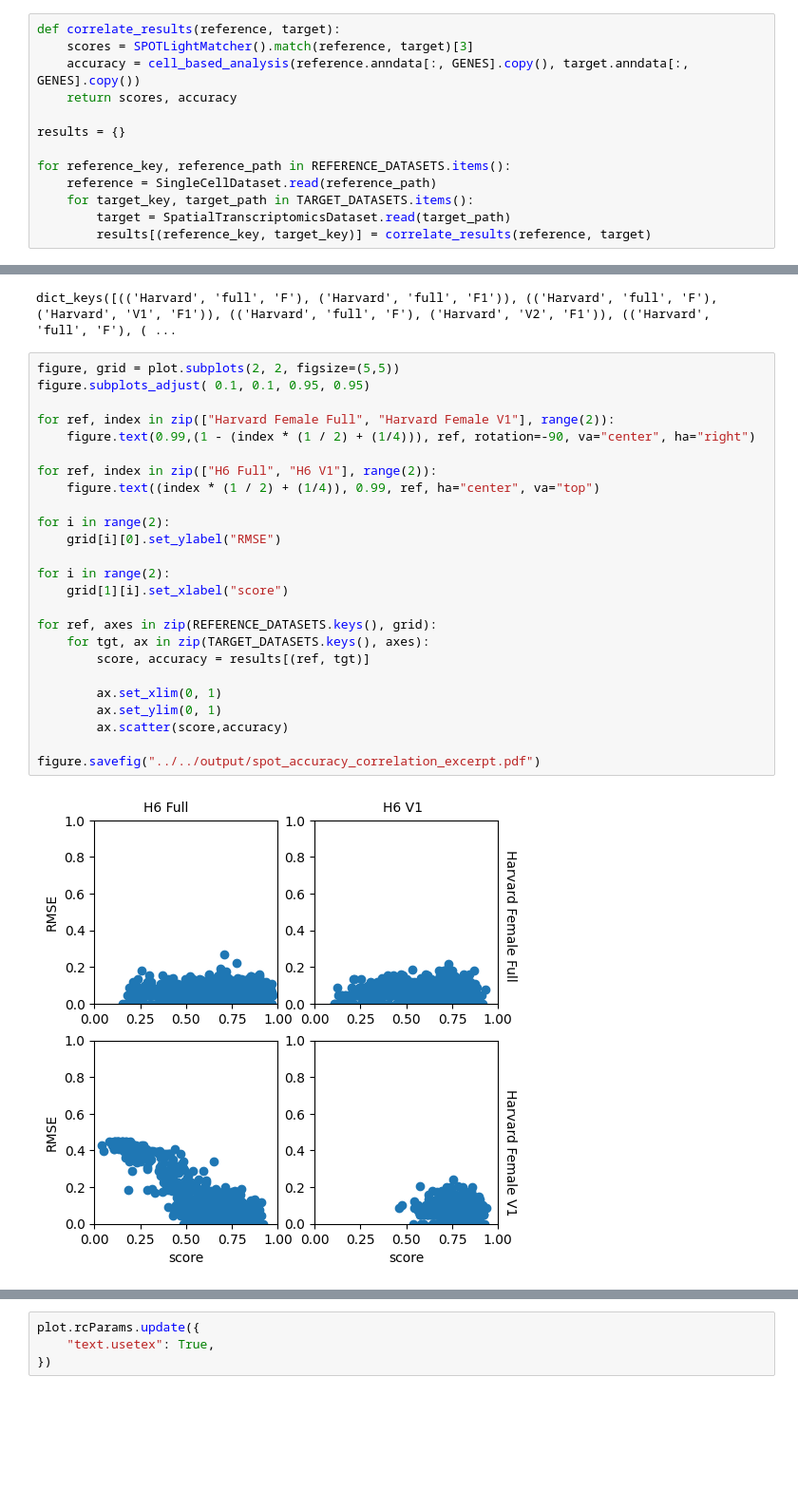
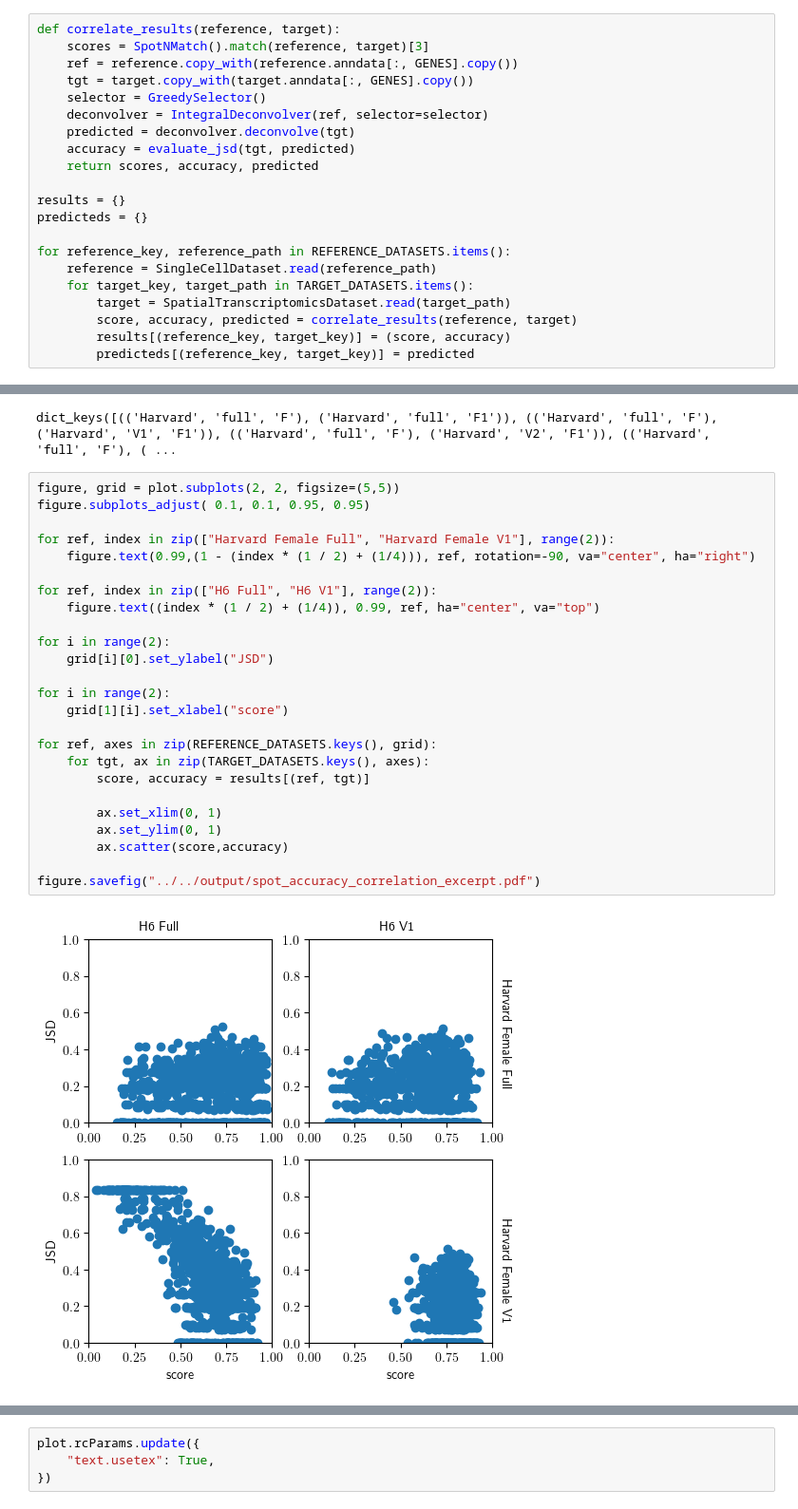
Before and after one commit to fpottbaecker/st-data-gen, a Jupyter notebook: notebooks/figures/5_matching/experiment2.ipynb, the cells around one changed output, grey strips where cells are left out. Shown: that part at 95% size. Cells and saved outputs as stored; diff of their text form; blank space fills up the shorter version.

```diff
--- a/notebooks/figures/5_matching/experiment2.ipynb
+++ b/notebooks/figures/5_matching/experiment2.ipynb
@@ -61,15 +63,23 @@ GENES = ['ABCA6', 'ABCA8', 'ABCA9', 'ACACB', 'ACSL1', 'ACTA2', 'ADGRB3', 'ANK3',
 We will generate a scatter plot grid of the separate results.
 # %%
 def correlate_results(reference, target):
-    scores = SPOTLightMatcher().match(reference, target)[3]
-    accuracy = cell_based_analysis(reference.anndata[:, GENES].copy(), target.anndata[:, GENES].copy())
-    return scores, accuracy
+    scores = SpotNMatch().match(reference, target)[3]
+    ref = reference.copy_with(reference.anndata[:, GENES].copy())
+    tgt = target.copy_with(target.anndata[:, GENES].copy())
+    selector = GreedySelector()
+    deconvolver = IntegralDeconvolver(ref, selector=selector)
+    predicted = deconvolver.deconvolve(tgt)
+    accuracy = evaluate_jsd(tgt, predicted)
+    return scores, accuracy, predicted
 
 results = {}
+predicteds = {}
 
 for reference_key, reference_path in REFERENCE_DATASETS.items():
     reference = SingleCellDataset.read(reference_path)
     for target_key, target_path in TARGET_DATASETS.items():
         target = SpatialTranscriptomicsDataset.read(target_path)
-        results[(reference_key, target_key)] = correlate_results(reference, target)
+        score, accuracy, predicted = correlate_results(reference, target)
+        results[(reference_key, target_key)] = (score, accuracy)
+        predicteds[(reference_key, target_key)] = predicted
 # %% [output]
@@ -132,30 +139,30 @@ dict_keys([(('Harvard', 'full', 'F'), ('Harvard', 'full', 'F1')), (('Harvard', '
 # %%
 figure, grid = plot.subplots(2, 2, figsize=(5,5))
 figure.subplots_adjust( 0.1, 0.1, 0.95, 0.95)
 
 for ref, index in zip(["Harvard Female Full", "Harvard Female V1"], range(2)):
     figure.text(0.99,(1 - (index * (1 / 2) + (1/4))), ref, rotation=-90, va="center", ha="right")
 
 for ref, index in zip(["H6 Full", "H6 V1"], range(2)):
     figure.text((index * (1 / 2) + (1/4)), 0.99, ref, ha="center", va="top")
 
 for i in range(2):
-    grid[i][0].set_ylabel("RMSE")
+    grid[i][0].set_ylabel("JSD")
 
 for i in range(2):
     grid[1][i].set_xlabel("score")
 
 for ref, axes in zip(REFERENCE_DATASETS.keys(), grid):
     for tgt, ax in zip(TARGET_DATASETS.keys(), axes):
         score, accuracy = results[(ref, tgt)]
 
         ax.set_xlim(0, 1)
         ax.set_ylim(0, 1)
         ax.scatter(score,accuracy)
 
 figure.savefig("../../output/spot_accuracy_correlation_excerpt.pdf")
 # %% [output]
-[figure, old version]
+[figure, new version]
 # %%
 scores = []
 accuracies = []
```
Also changed, not shown: parts of 4 cells of this notebook, 12 other files.
